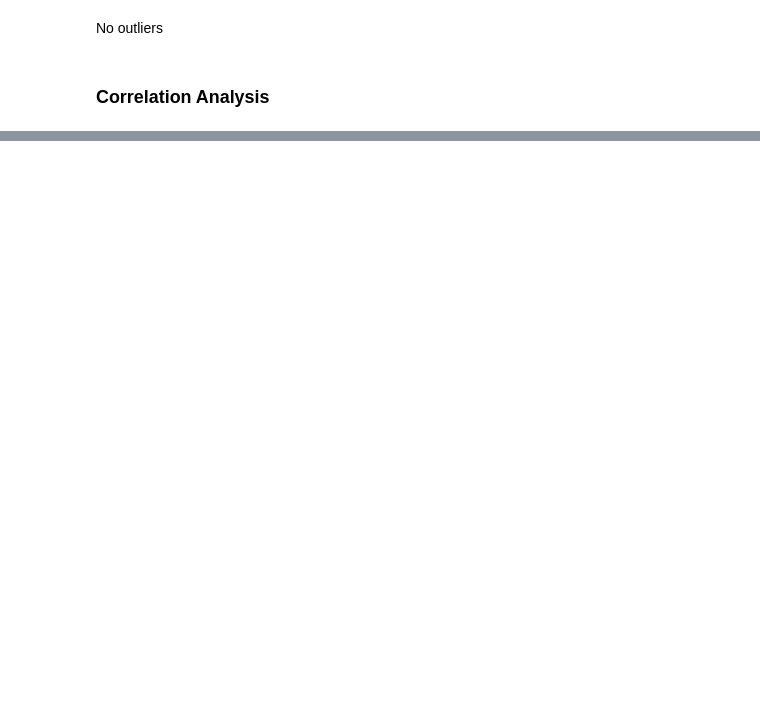
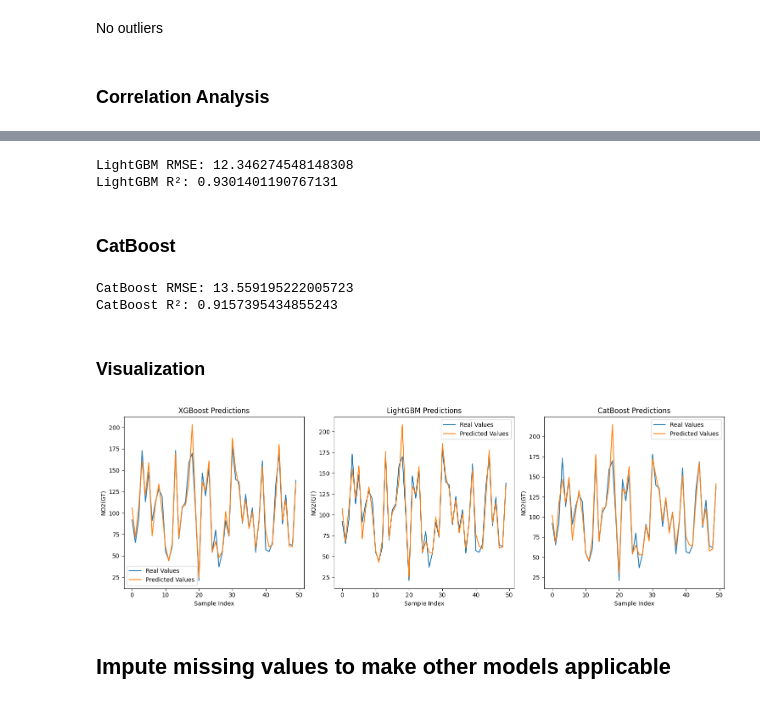
Before and after one commit to SnickleSH/air-quality, a Jupyter notebook: notebooks/main.ipynb, the cells around one changed output, grey strips where cells are left out. Drawn from its saved outputs; the diff is of its cells as text; code cells hidden in the pictures; blank space fills up the shorter version.

```diff
--- a/notebooks/main.ipynb
+++ b/notebooks/main.ipynb
@@ -173,0 +252,7 @@ df = df.drop(columns=['Weekday'])
+# %%
+xgb_tuned_hyperparameters = fmin(
+    fn=objective,
+    space=space,
+    algo=tpe.suggest,  # Tree-structured Parzen Estimator (TPE)
+    max_evals=100      # Number of iterations (adjust as needed)
+)
@@ -173,0 +290,6 @@ df = df.drop(columns=['Weekday'])
+# %%
+lgb_model = lgb.LGBMRegressor(n_estimators=100, learning_rate=0.1, max_depth=6)
+lgb_model.fit(X_train, y_train)
+y_pred_lgb = lgb_model.predict(X_test)
+rmse_lgb = np.sqrt(mean_squared_error(y_test, y_pred_lgb))
+r2_lgb = r2_score(y_test, y_pred_lgb)
@@ -173,0 +314,58 @@ df = df.drop(columns=['Weekday'])
+# %%
+print(f'LightGBM RMSE: {rmse_lgb}')
+print(f'LightGBM R²: {r2_lgb}')
+# %% [output]
+LightGBM RMSE: 12.346274548148308
+LightGBM R²: 0.9301401190767131
+# %% [markdown]
+### CatBoost
+# %%
+cat_model = CatBoostRegressor(iterations=100, learning_rate=0.1, depth=6, verbose=0)
+cat_model.fit(X_train, y_train)
+y_pred_cat = cat_model.predict(X_test)
+rmse_cat = np.sqrt(mean_squared_error(y_test, y_pred_cat))
+r2_cat = r2_score(y_test, y_pred_cat)
+# %%
+print(f'CatBoost RMSE: {rmse_cat}')
+print(f'CatBoost R²: {r2_cat}')
+# %% [output]
+CatBoost RMSE: 13.559195222005723
+CatBoost R²: 0.9157395434855243
+# %% [markdown]
+### Visualization
+# %%
+plt.figure(figsize=(15, 5))
+
+# XGBoost
+plt.subplot(1, 3, 1)
+plt.plot(y_test.values[:50], label='Real Values')
+plt.plot(y_pred_generic_xgb[:50], label='Predicted Values')
+plt.title('XGBoost Predictions')
+plt.xlabel('Sample Index')
+plt.ylabel('NO2(GT)')
+plt.legend()
+
+# LightGBM
+plt.subplot(1, 3, 2)
+plt.plot(y_test.values[:50], label='Real Values')
+plt.plot(y_pred_lgb[:50], label='Predicted Values')
+plt.title('LightGBM Predictions')
+plt.xlabel('Sample Index')
+plt.ylabel('NO2(GT)')
+plt.legend()
+
+# CatBoost
+plt.subplot(1, 3, 3)
+plt.plot(y_test.values[:50], label='Real Values')
+plt.plot(y_pred_cat[:50], label='Predicted Values')
+plt.title('CatBoost Predictions')
+plt.xlabel('Sample Index')
+plt.ylabel('NO2(GT)')
+plt.legend()
+
+plt.tight_layout()
+plt.show()
+# %% [output]
+[figure, added]
+# %% [markdown]
+## Impute missing values to make other models applicable
```
Also changed, not shown: parts of 36 cells of this notebook, 4 other files.
